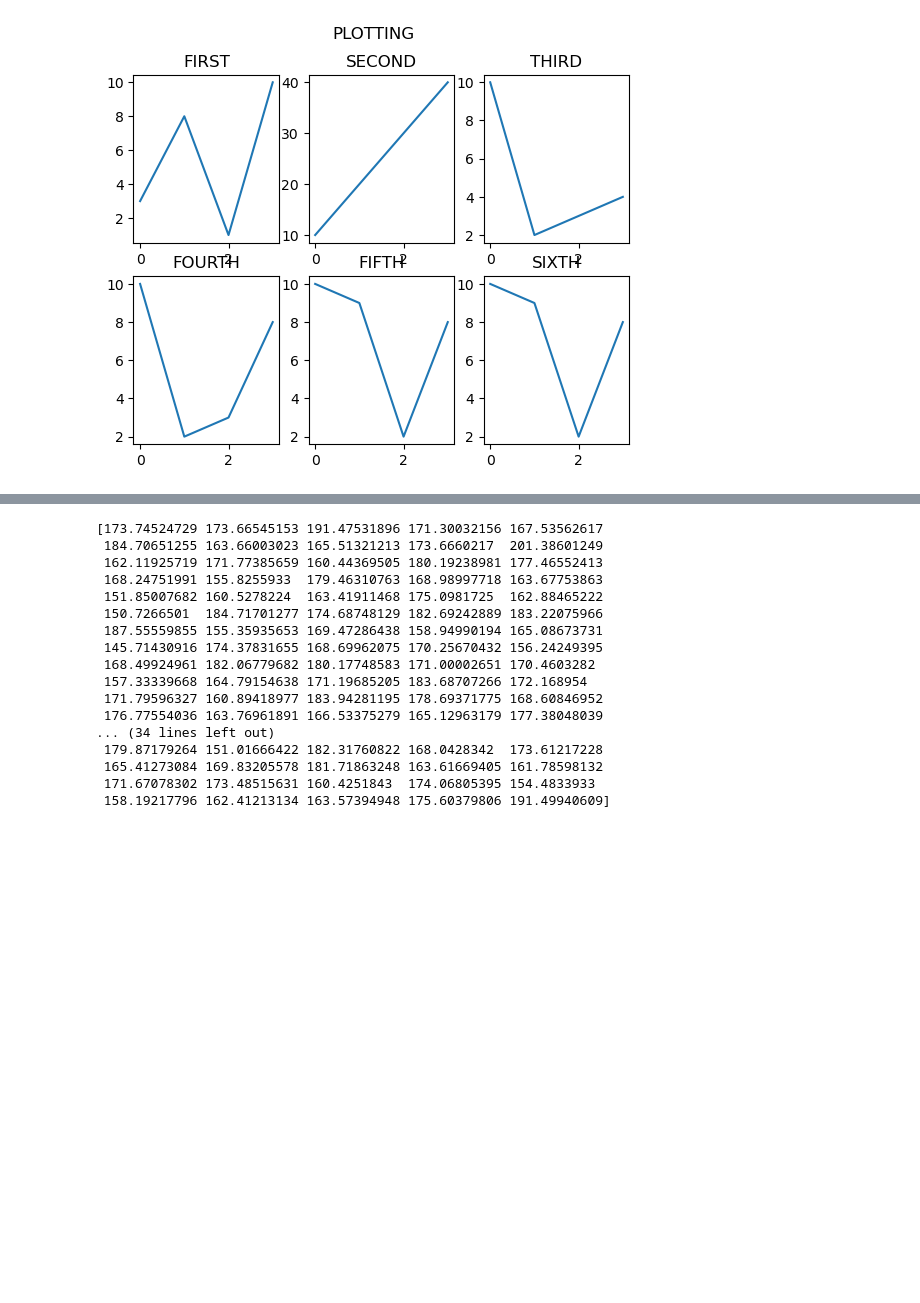
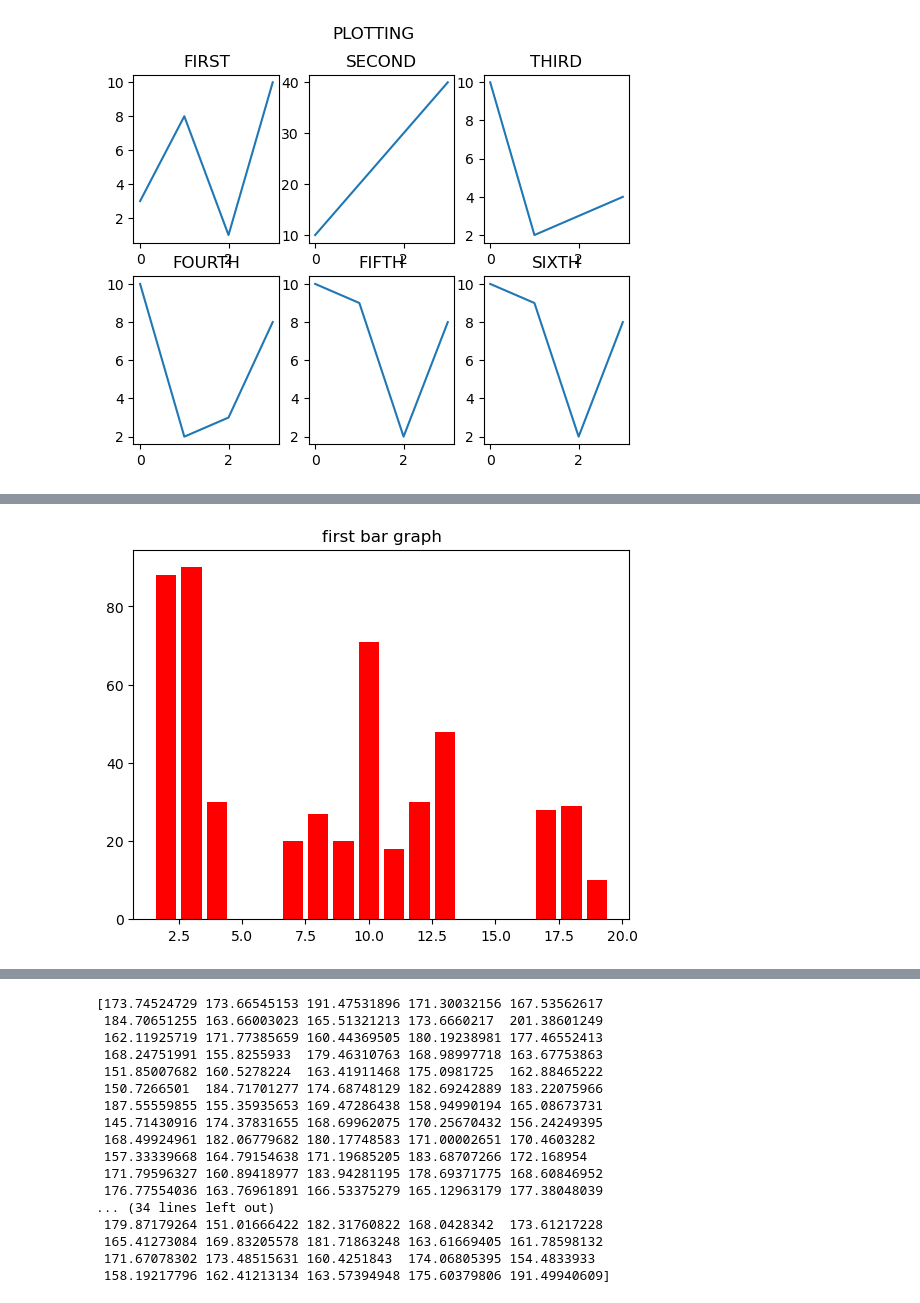
Before and after one commit to AnuRadhakrishnan-AV/datascience, a Jupyter notebook: plot.ipynb, the cells around one changed output, grey strips where cells are left out. Saved outputs shown, nothing was run; the diff lists cells and outputs as text; code cells hidden in the pictures; blank space fills up the shorter version.

```diff
--- a/plot.ipynb
+++ b/plot.ipynb
@@ -78,0 +103,8 @@ plt.show()
+# %%
+x=[2,3,4,7,8,9,2,8,11,12,13,19,10,18,17]
+y=[88,90,30,20,18,20,70,27,18,30,48,10,71,29,28]
+plt.bar(x,y,color="red")
+plt.title("first bar graph")
+plt.show()
+# %% [output]
+[figure, added]
```
Also changed, not shown: parts of 5 cells of this notebook, 45 other files.
